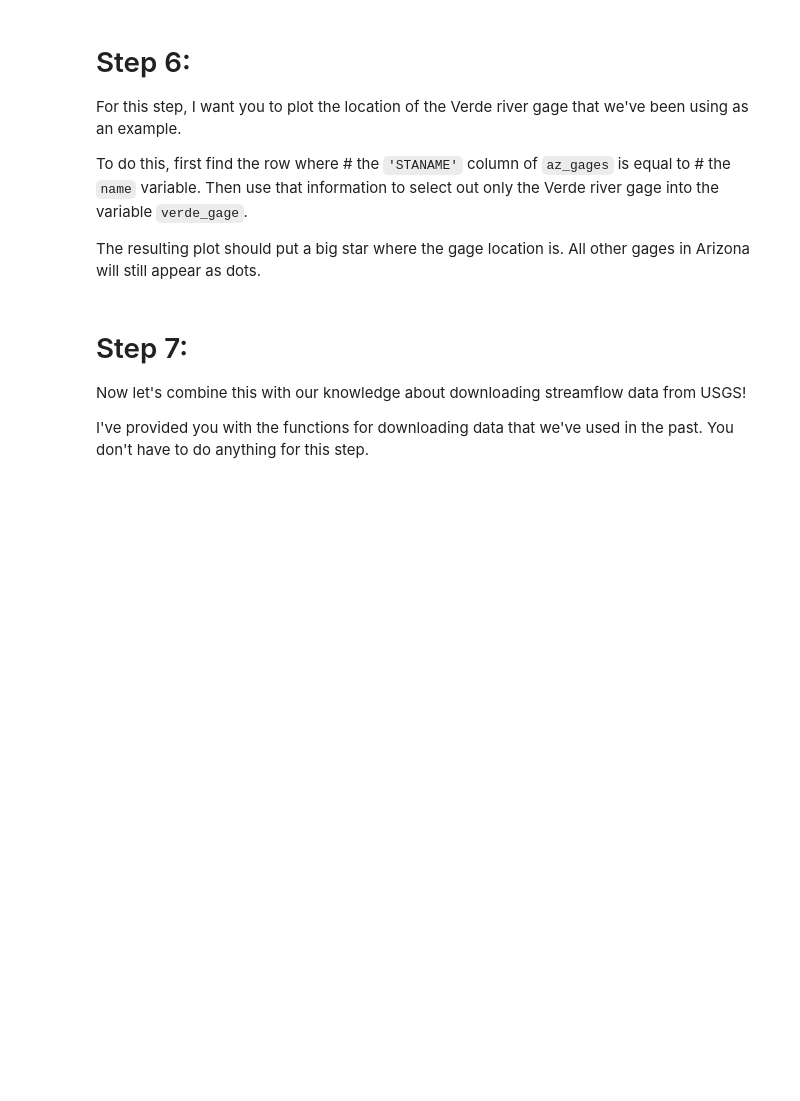
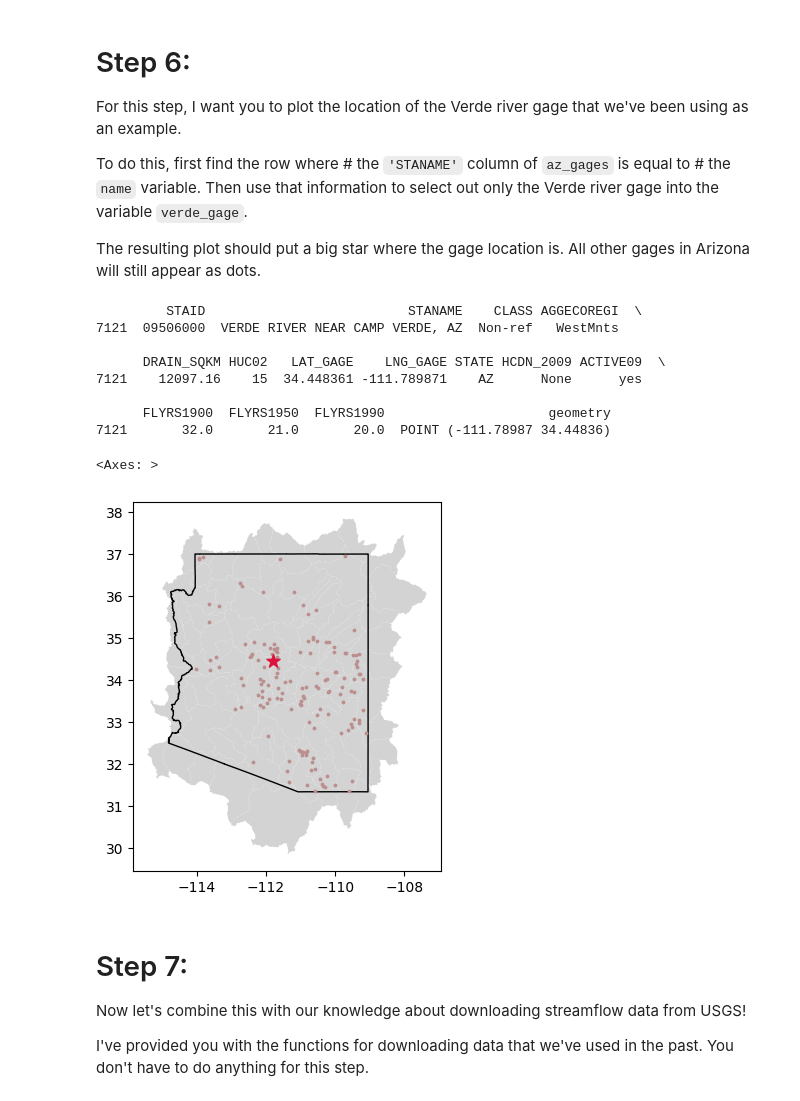
Before and after one commit to HAS-Tools-Fall25/homework_marlanahinkley, a Jupyter notebook: homework_submissions/hw5_geopandas_exercises.ipynb, the cells around one changed output. Saved outputs shown, nothing was run; the diff lists cells and outputs as text; code cells hidden in the pictures; blank space fills up the shorter version.

```diff
--- a/homework_submissions/hw5_geopandas_exercises.ipynb
+++ b/homework_submissions/hw5_geopandas_exercises.ipynb
@@ -95,14 +120,27 @@ still appear as dots.
 # %%
 name = "VERDE RIVER NEAR CAMP VERDE, AZ"
 # TODO: Your code here
-is_the_gage = None
-verde_gage = None
+
+bool_verde = az_gages['STANAME'] == name
+verde_gage = az_gages[bool_verde]
+print(verde_gage)
 
 # Plotting code, you should not have to modify
 ax = huc8.plot(color='lightgrey')
 az.plot(ax=ax, edgecolor='black', color="none")
 az_gages.plot(ax=ax, color='rosybrown', markersize=3)
 verde_gage.plot(ax=ax, color='crimson', marker='*', markersize=100)
+# %% [output]
+         STAID                          STANAME    CLASS AGGECOREGI  \
+7121  09506000  VERDE RIVER NEAR CAMP VERDE, AZ  Non-ref   WestMnts
+
+      DRAIN_SQKM HUC02   LAT_GAGE    LNG_GAGE STATE HCDN_2009 ACTIVE09  \
+7121    12097.16    15  34.448361 -111.789871    AZ      None      yes
+
+      FLYRS1900  FLYRS1950  FLYRS1990                     geometry
+7121       32.0       21.0       20.0  POINT (-111.78987 34.44836)
+<Axes: >
+[figure, added]
 # %% [markdown]
 # Step 7:
 Now let's combine this with our knowledge
```
Also changed, not shown: parts of 13 cells of this notebook.
